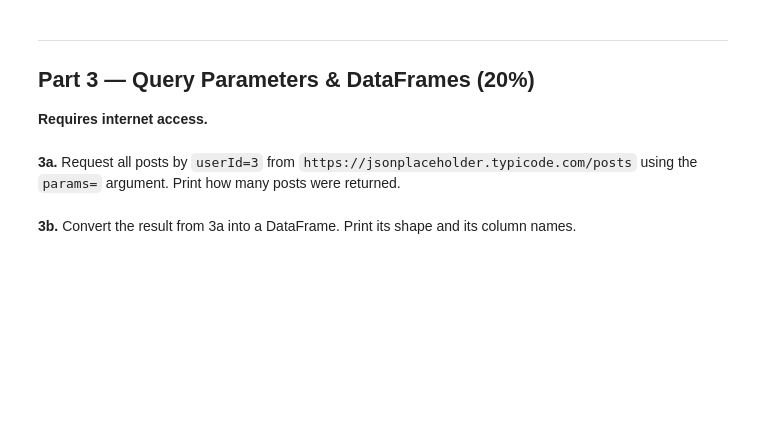
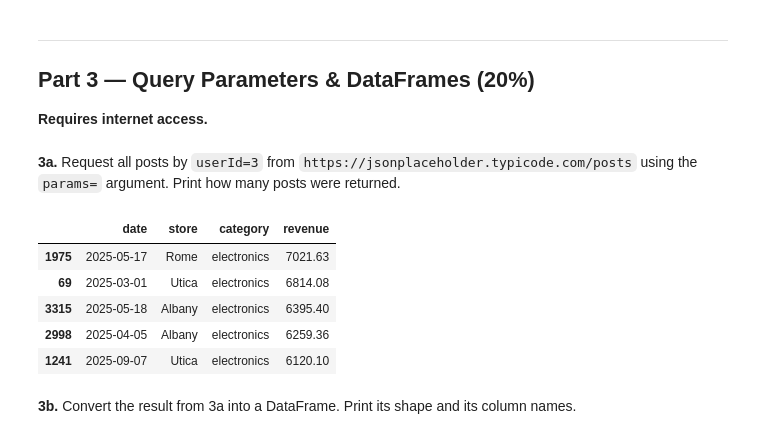
Before and after one commit to NicolasVA90/DSA_504_excercise, a Jupyter notebook: hw3/DSA504_HW3_Starter.ipynb, the cells around one changed output. Saved outputs shown, nothing was run; the diff lists cells and outputs as text; code cells hidden in the pictures; blank space fills up the shorter version.

```diff
--- a/hw3/DSA504_HW3_Starter.ipynb
+++ b/hw3/DSA504_HW3_Starter.ipynb
@@ -91,6 +157,20 @@ No internet access required for this part.
 **3a.** Request all posts by `userId=3` from `https://jsonplaceholder.typicode.com/posts` using the `params=` argument. Print how many posts were returned.
 # %%
 # TODO 3a
+# Step 1: Sort the full dataset by 'revenue' in descending order
+# Step 2: Select only the required columns ('date', 'store', 'category', 'revenue')
+# Step 3: Display the top 5 rows of the sorted results
+top5_revenue = sales.sort_values(by='revenue', ascending=False)[['date', 'store', 'category', 'revenue']].head(5)
+
+# Print or display the resulting dataframe
+top5_revenue
+# %% [output]
+|  | date | store | category | revenue |
+| 1975 | 2025-05-17 | Rome | electronics | 7021.63 |
+| 69 | 2025-03-01 | Utica | electronics | 6814.08 |
+| 3315 | 2025-05-18 | Albany | electronics | 6395.40 |
+| 2998 | 2025-04-05 | Albany | electronics | 6259.36 |
+| 1241 | 2025-09-07 | Utica | electronics | 6120.10 |
 # %% [markdown]
 **3b.** Convert the result from 3a into a DataFrame. Print its shape and its column names.
 # %%
```
Also changed, not shown: parts of 10 cells of this notebook.
